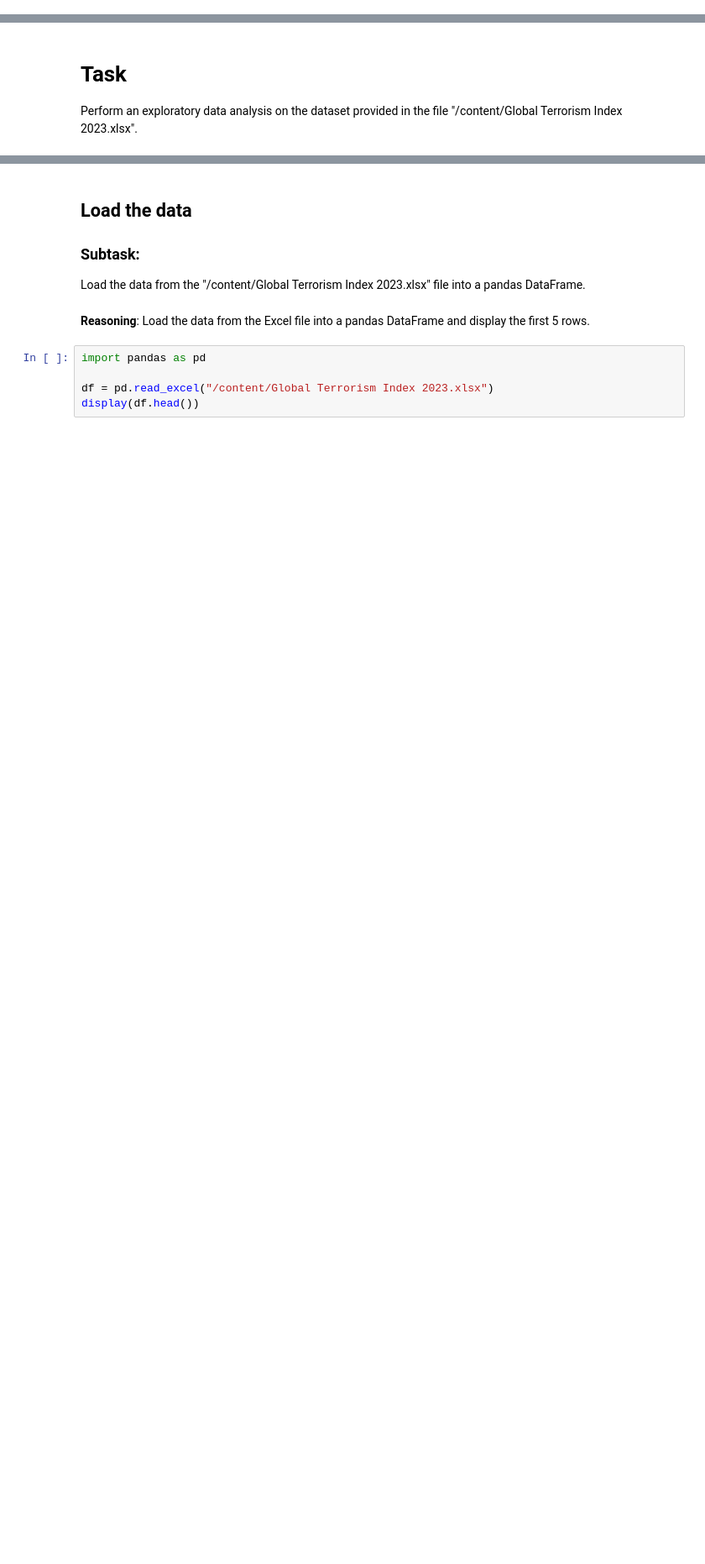
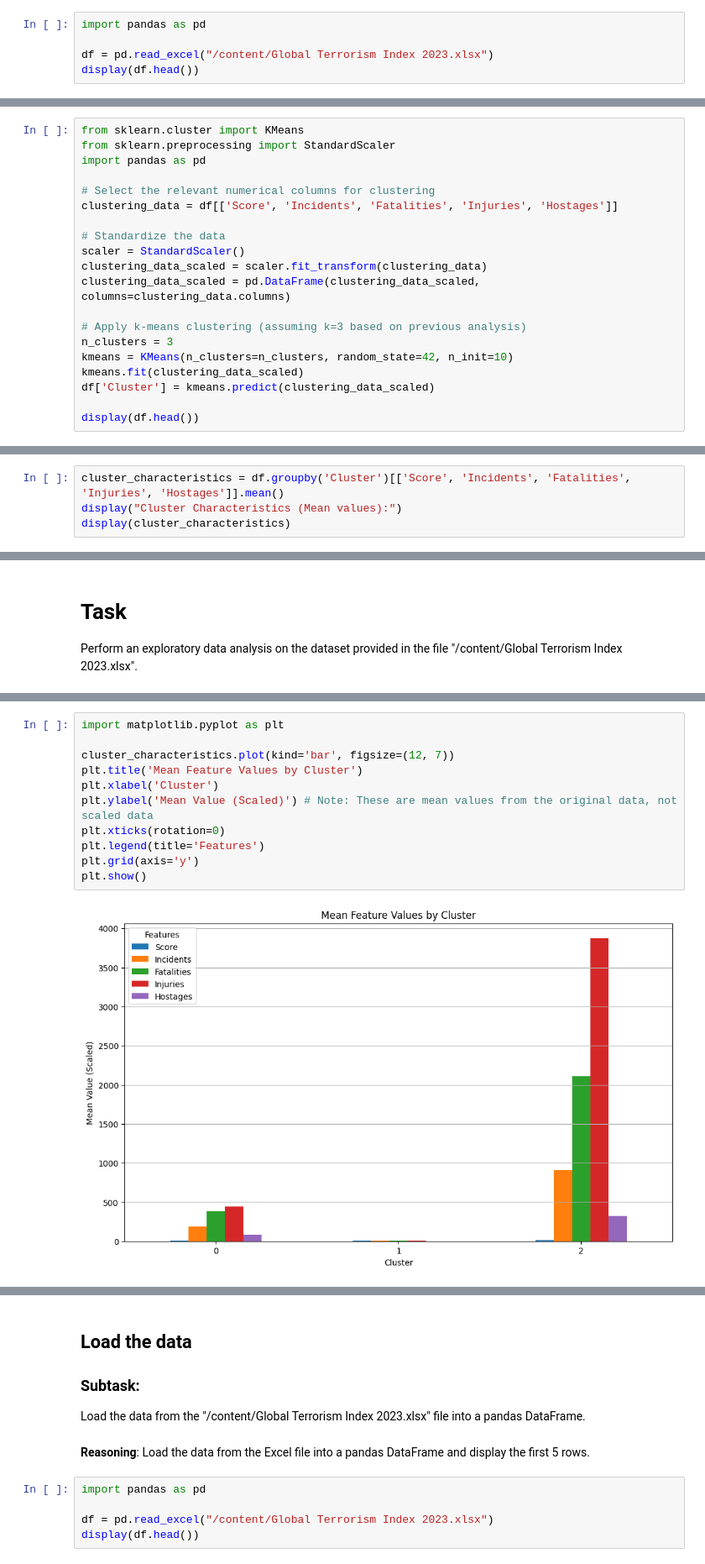
Before and after one commit to lynnfdsouza/Counterterrorism, a Jupyter notebook: Global_Terrorism_Index_01.ipynb, the cells around one changed output, grey strips where cells are left out. Shown at 84% size. Cells and saved outputs as stored; diff of their text form; blank space fills up the shorter version.

```diff
--- a/Global_Terrorism_Index_01.ipynb
+++ b/Global_Terrorism_Index_01.ipynb
@@ -8,0 +130,5 @@ Create and display a heatmap to visualize the correlation matrix of 'Score', 'In
+# %%
+import pandas as pd
+
+df = pd.read_excel("/content/Global Terrorism Index 2023.xlsx")
+display(df.head())
@@ -8,0 +150,20 @@ Create and display a heatmap to visualize the correlation matrix of 'Score', 'In
+# %%
+from sklearn.cluster import KMeans
+from sklearn.preprocessing import StandardScaler
+import pandas as pd
+
+# Select the relevant numerical columns for clustering
+clustering_data = df[['Score', 'Incidents', 'Fatalities', 'Injuries', 'Hostages']]
+
+# Standardize the data
+scaler = StandardScaler()
+clustering_data_scaled = scaler.fit_transform(clustering_data)
+clustering_data_scaled = pd.DataFrame(clustering_data_scaled, columns=clustering_data.columns)
+
+# Apply k-means clustering (assuming k=3 based on previous analysis)
+n_clusters = 3
+kmeans = KMeans(n_clusters=n_clusters, random_state=42, n_init=10)
+kmeans.fit(clustering_data_scaled)
+df['Cluster'] = kmeans.predict(clustering_data_scaled)
+
+display(df.head())
@@ -8,0 +185,4 @@ Create and display a heatmap to visualize the correlation matrix of 'Score', 'In
+# %%
+cluster_characteristics = df.groupby('Cluster')[['Score', 'Incidents', 'Fatalities', 'Injuries', 'Hostages']].mean()
+display("Cluster Characteristics (Mean values):")
+display(cluster_characteristics)
@@ -34,0 +228,13 @@ Perform an exploratory data analysis on the dataset provided in the file "/conte
+# %%
+import matplotlib.pyplot as plt
+
+cluster_characteristics.plot(kind='bar', figsize=(12, 7))
+plt.title('Mean Feature Values by Cluster')
+plt.xlabel('Cluster')
+plt.ylabel('Mean Value (Scaled)') # Note: These are mean values from the original data, not scaled data
+plt.xticks(rotation=0)
+plt.legend(title='Features')
+plt.grid(axis='y')
+plt.show()
+# %% [output]
+[figure, added]
```
Also changed, not shown: parts of 51 cells of this notebook.
